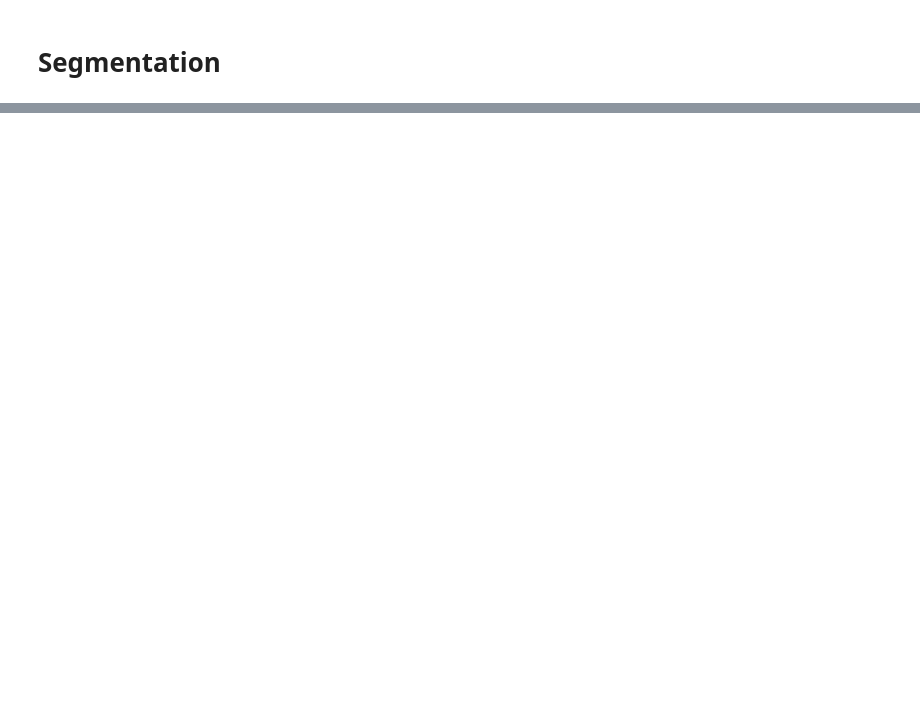
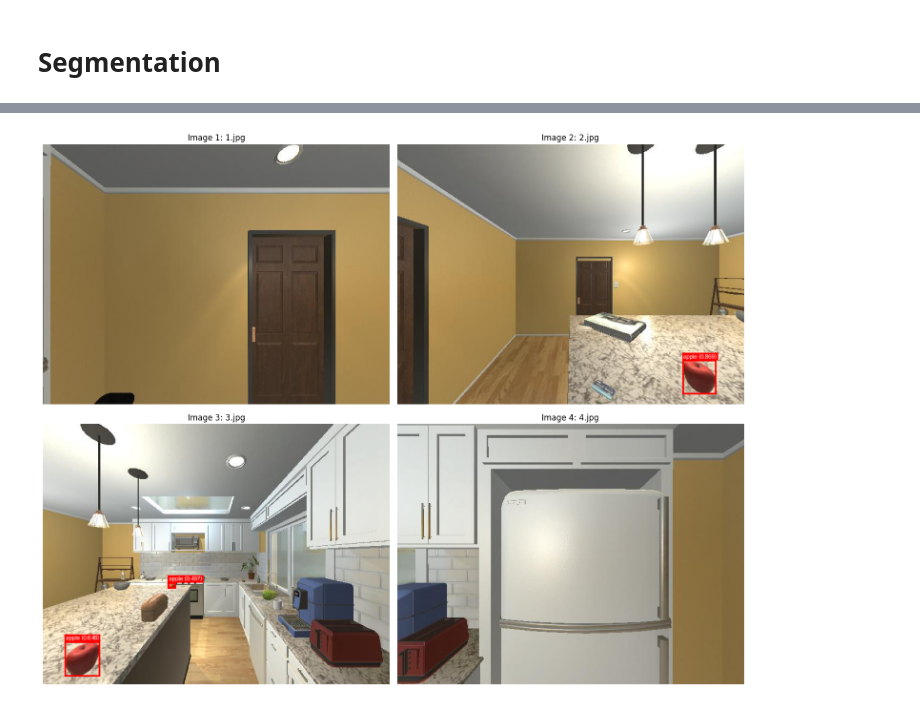
Before and after one commit to Akkki28/VLM, a Jupyter notebook: RAM_grounded_SAM.ipynb, the cells around one changed output, grey strips where cells are left out. Drawn from its saved outputs; the diff is of its cells as text; code cells hidden in the pictures; blank space fills up the shorter version.

```diff
--- a/RAM_grounded_SAM.ipynb
+++ b/RAM_grounded_SAM.ipynb
@@ -355,0 +444,85 @@ Processing object 3/8: apple
+# %%
+model_id = "IDEA-Research/grounding-dino-tiny"
+device = "cuda"
+
+processor = AutoProcessor.from_pretrained(model_id)
+model = AutoModelForZeroShotObjectDetection.from_pretrained(model_id).to(device)
+
+
+image_paths = [
+    "/content/1.jpg",
+    "/content/2.jpg",
+    "/content/3.jpg",
+    "/content/4.jpg"
+]
+
+
+for path in image_paths:
+    if not os.path.exists(path):
+        print(f"Warning: Image {path} does not exist")
+
+
+text_labels = [["apple"]]
+
+
+fig, axes = plt.subplots(2, 2, figsize=(15, 12))
+axes = axes.flatten()
+
+
+for i, image_path in enumerate(image_paths):
+    try:
+
+        image = Image.open(image_path)
+
+
+        inputs = processor(images=image, text=text_labels, return_tensors="pt").to(device)
+        with torch.no_grad():
+            outputs = model(**inputs)
+
+        results = processor.post_process_grounded_object_detection(
+            outputs,
+            inputs.input_ids,
+            box_threshold=0.4,
+            text_threshold=0.3,
+            target_sizes=[image.size[::-1]]
+        )
+
+
+        image_with_boxes = image.copy()
+        draw = ImageDraw.Draw(image_with_boxes)
+        font = ImageFont.load_default()
+
+        result = results[0]
+
+
+        for box, score, label in zip(result["boxes"], result["scores"], result["labels"]):
+            box = [round(x, 2) for x in box.tolist()]
+            color = (255, 0, 0)
+
+            draw.rectangle(box, outline=color, width=3)
+
+            text = f"{label} ({round(score.item(), 3)})"
+            text_size = draw.textbbox((0, 0), text, font=font)
+            text_width = text_size[2] - text_size[0]
+            text_height = text_size[3] - text_size[1]
+
+            text_x = box[0]
+            text_y = max(box[1] - text_height - 2, 0)
+            draw.rectangle([text_x, text_y, text_x + text_width + 4, text_y + text_height + 2], fill=color)
+
+            draw.text((text_x + 2, text_y), text, fill="white", font=font)
+
+
+        axes[i].imshow(image_with_boxes)
+        axes[i].set_title(f"Image {i+1}: {os.path.basename(image_path)}")
+        axes[i].axis("off")
+
+    except Exception as e:
+        print(f"Error processing {image_path}: {str(e)}")
+        axes[i].text(0.5, 0.5, f"Error: {str(e)}", ha='center', va='center')
+        axes[i].axis("off")
+
+plt.tight_layout()
+plt.show()
+# %% [output]
+[figure, added]
```
Also changed, not shown: parts of 23 cells of this notebook.
